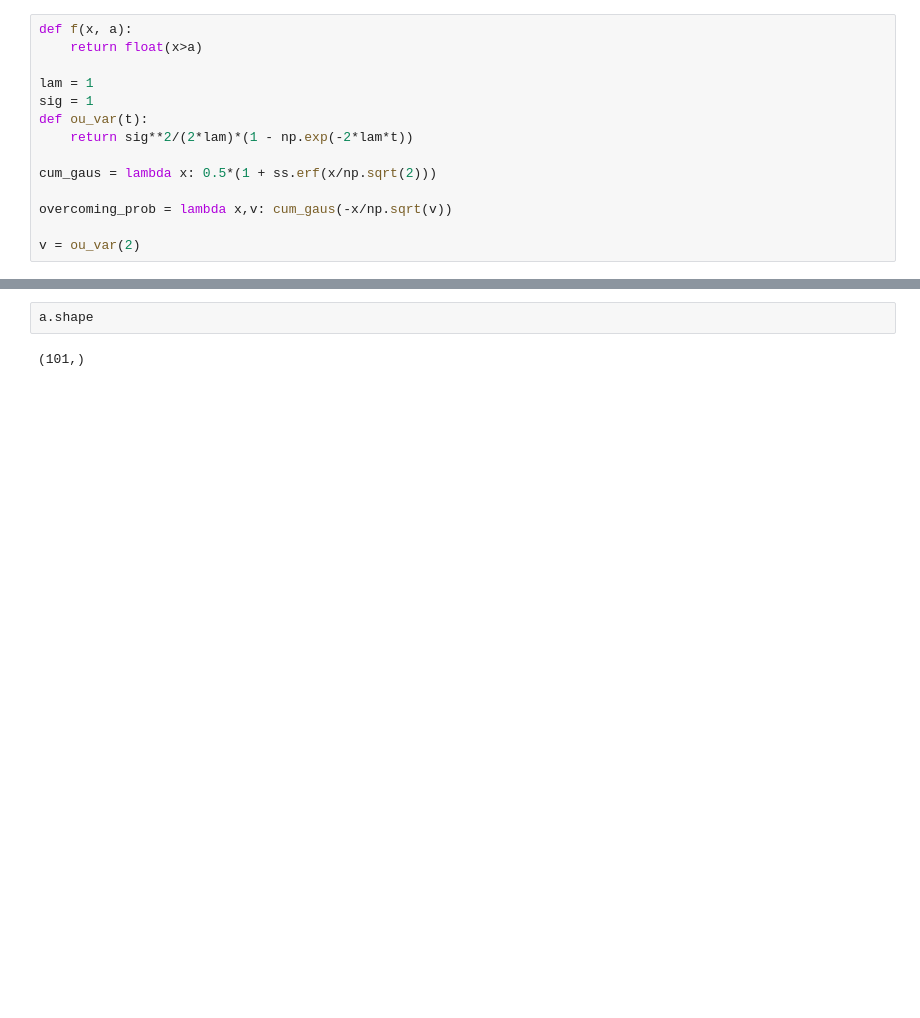
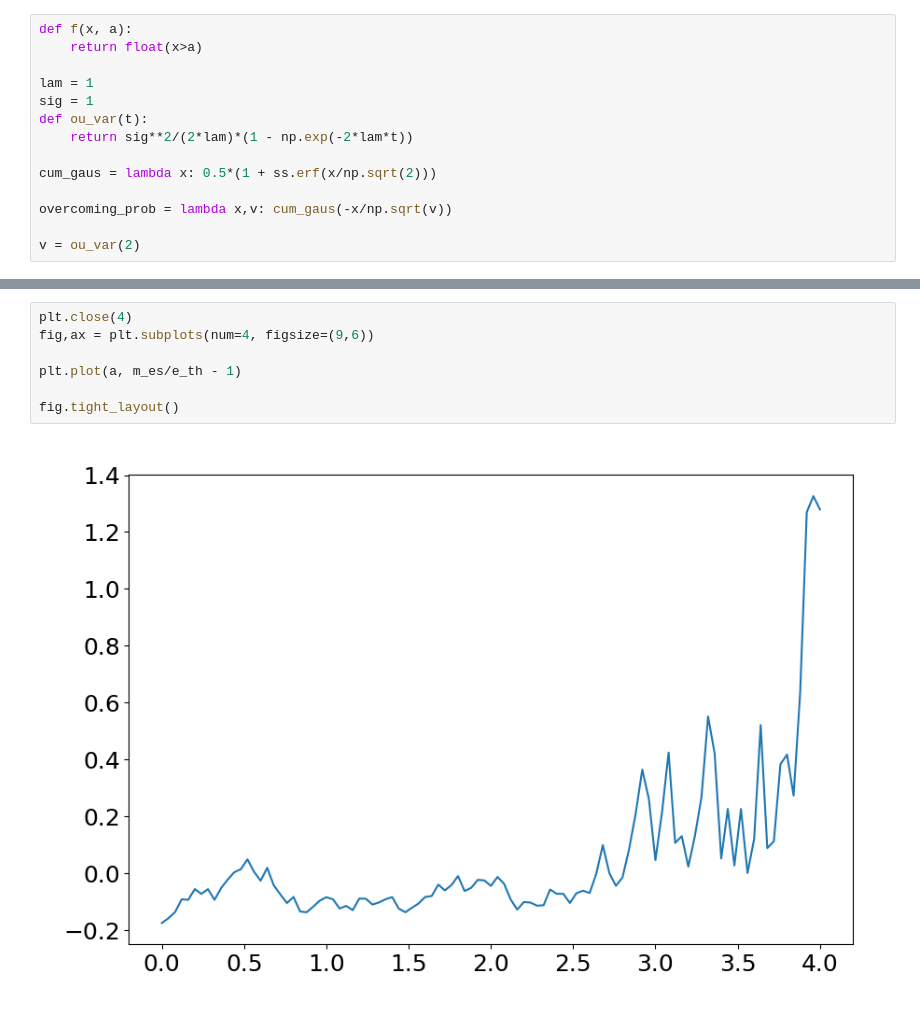
Before and after one commit to AlessandroLovo/REA-Veros, a Jupyter notebook: demo/benchmark.ipynb, the cells around one changed output, grey strips where cells are left out. Drawn from its saved outputs; the diff is of its cells as text; blank space fills up the shorter version.

```diff
--- a/demo/benchmark.ipynb
+++ b/demo/benchmark.ipynb
@@ -92,4 +96,9 @@ plt.plot(a, e_th, color='black')
 # %%
-a.shape
+plt.close(4)
+fig,ax = plt.subplots(num=4, figsize=(9,6))
+
+plt.plot(a, m_es/e_th - 1)
+
+fig.tight_layout()
 # %% [output]
-(101,)
+[figure, added]
```
Also changed, not shown: parts of 6 cells of this notebook.
